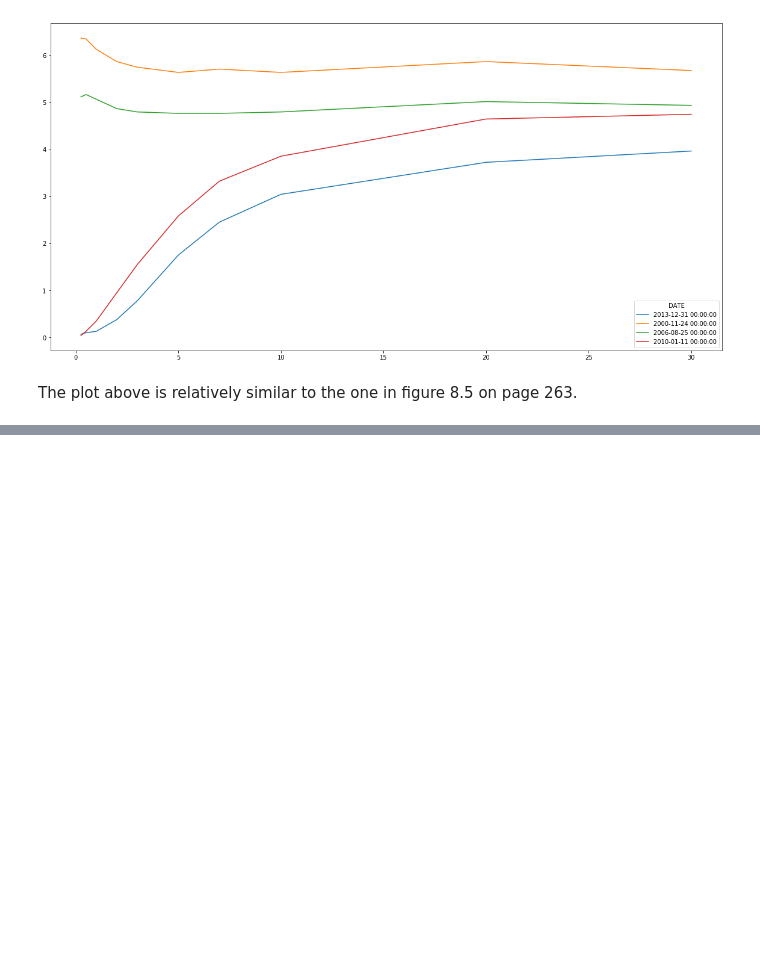
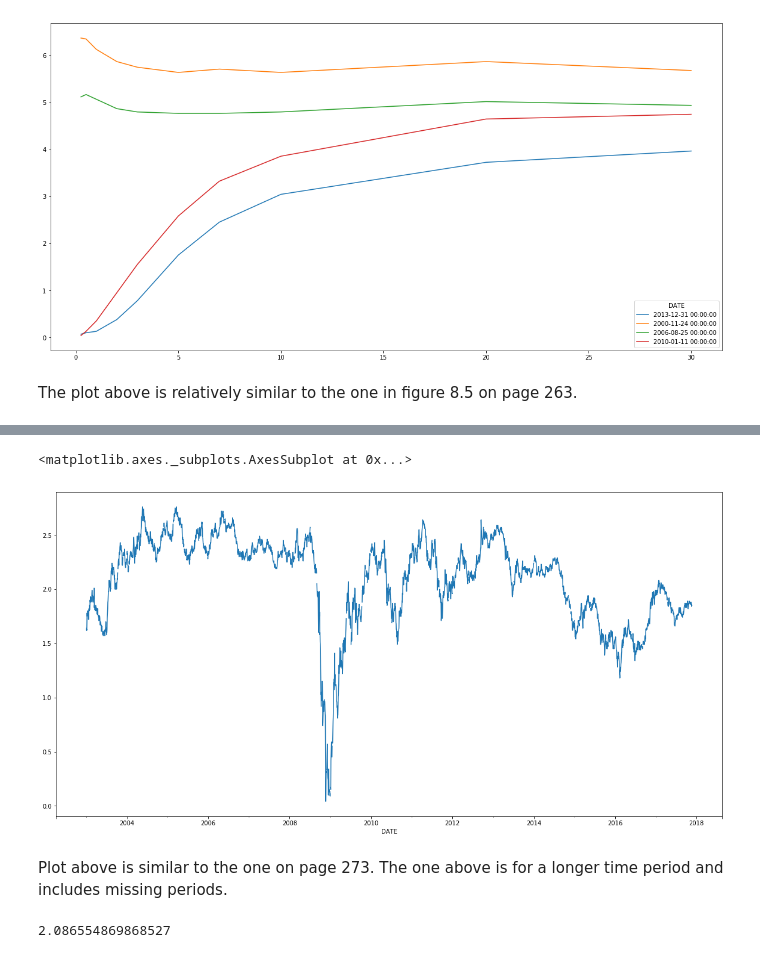
Before and after one commit to drastorguev/financethroughpython, a Jupyter notebook: AFDIFMUR-Ch8-Fixed_Income.ipynb, the cells around one changed output, grey strips where cells are left out. Saved outputs shown, nothing was run; the diff lists cells and outputs as text; code cells hidden in the pictures; blank space fills up the shorter version.

```diff
--- a/AFDIFMUR-Ch8-Fixed_Income.ipynb
+++ b/AFDIFMUR-Ch8-Fixed_Income.ipynb
@@ -82,0 +109,14 @@ The plot above is relatively similar to the one in figure 8.5 on page 263.
+# %%
+realyields = pd.concat([DFII10, DGS10], join='outer', axis = 1)
+realyields['InfExp'] = realyields['DGS10'] - realyields['DFII10']
+# %%
+realyields['InfExp'].plot(figsize=(20,10))
+# %% [output]
+<matplotlib.axes._subplots.AxesSubplot at 0x...>
+[figure, added]
+# %% [markdown]
+Plot above is similar to the one on page 273. The one above is for a longer time period and includes missing periods.
+# %%
+realyields['InfExp'].mean()
+# %% [output]
+2.086554869868527
```
Also changed, not shown: parts of 23 cells of this notebook.
